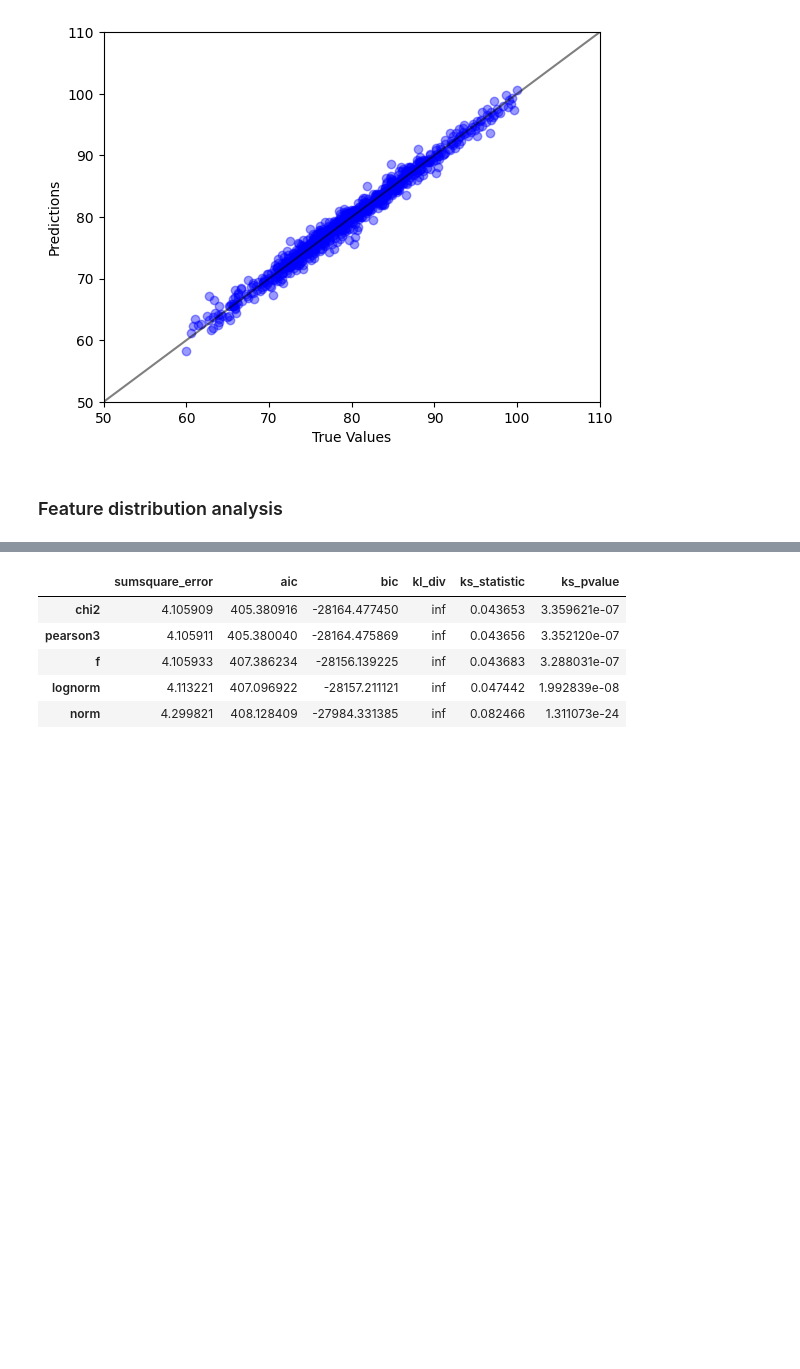
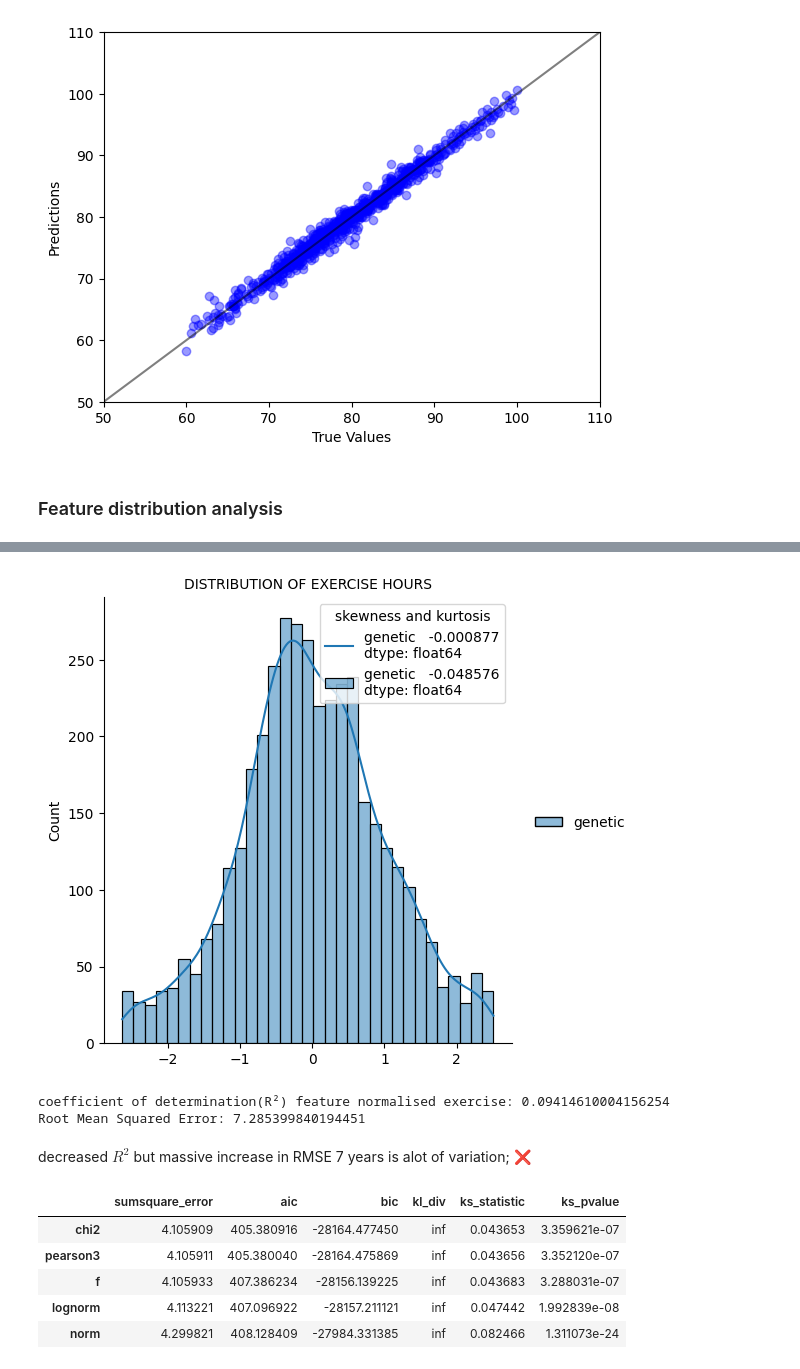
Before and after one commit to TinkerFrank/healthapp, a Jupyter notebook: RegressieTest.ipynb, the cells around one changed output, grey strips where cells are left out. Saved outputs shown, nothing was run; the diff lists cells and outputs as text; code cells hidden in the pictures; blank space fills up the shorter version.

```diff
--- a/RegressieTest.ipynb
+++ b/RegressieTest.ipynb
@@ -124,0 +136,22 @@ plt.show()
+# %%
+from sklearn.preprocessing import PowerTransformer
+
+bc = PowerTransformer(method="box-cox")
+mydata = df4['genetic'].values
+data = mydata.reshape((len(mydata),1))
+data_trans = bc.fit_transform(data)
+
+df_data_trans = pd.DataFrame(data_trans, columns = ['genetic'])
+df_data_trans.head()
+# histogram of the transformed data
+# plt.hist(data_trans, bins=25)
+# plt.show()
+
+sns.displot(df_data_trans,kde=True)
+plt.title("DISTRIBUTION OF EXERCISE HOURS",fontsize=10)
+skewness=str(df_data_trans.skew())
+kurtosis=str(df_data_trans.kurt())
+plt.legend([skewness,kurtosis],title=("skewness and kurtosis"))
+plt.show()
+# %% [output]
+[figure, added]
@@ -125,3 +164,32 @@ plt.show()
+# %%
+from sklearn import linear_model
+from sklearn.model_selection import train_test_split
+from sklearn.metrics import mean_squared_error
+
+mydf = df_genetic
+
+train, test = train_test_split(mydf, test_size=0.2, random_state=42)
+X = train.drop(columns=['lifespan'])
+y = train.lifespan
+
+regr = linear_model.LinearRegression()
+regr.fit(X, y)
+
+score = regr.score(test.drop(columns=['lifespan']),test.lifespan)
+print(f'coefficient of determination(R\N{SUPERSCRIPT TWO}) feature normalised exercise:', score)
+
+
+p_test = regr.predict(test.drop(columns=['lifespan']))
+
+mse = mean_squared_error(test.lifespan, p_test)
+import math
+rmse = (math.sqrt(mse))
+print('Root Mean Squared Error:',rmse)
+# %% [output]
+coefficient of determination(R²) feature normalised exercise: 0.09414610004156254
+Root Mean Squared Error: 7.285399840194451
+# %% [markdown]
+decreased $R^2$ but massive increase in RMSE 7 years is alot of variation; ❌
 # %%
 import numpy as np
 from fitter import Fitter
```
Also changed, not shown: parts of 7 cells of this notebook.
